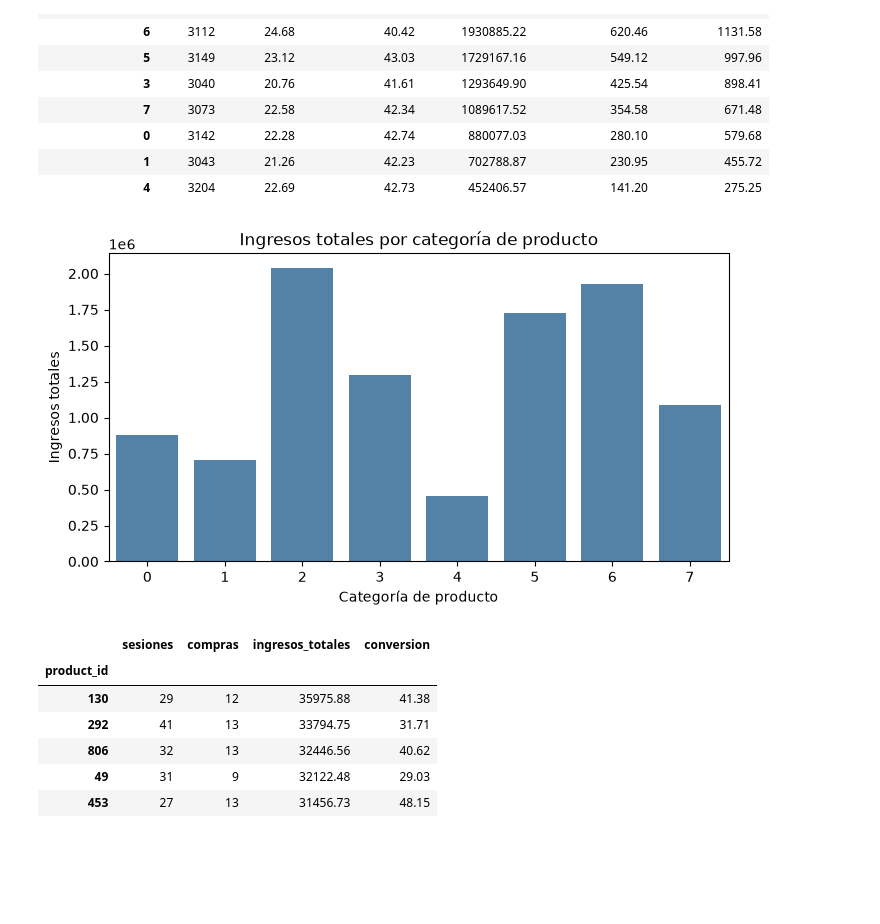
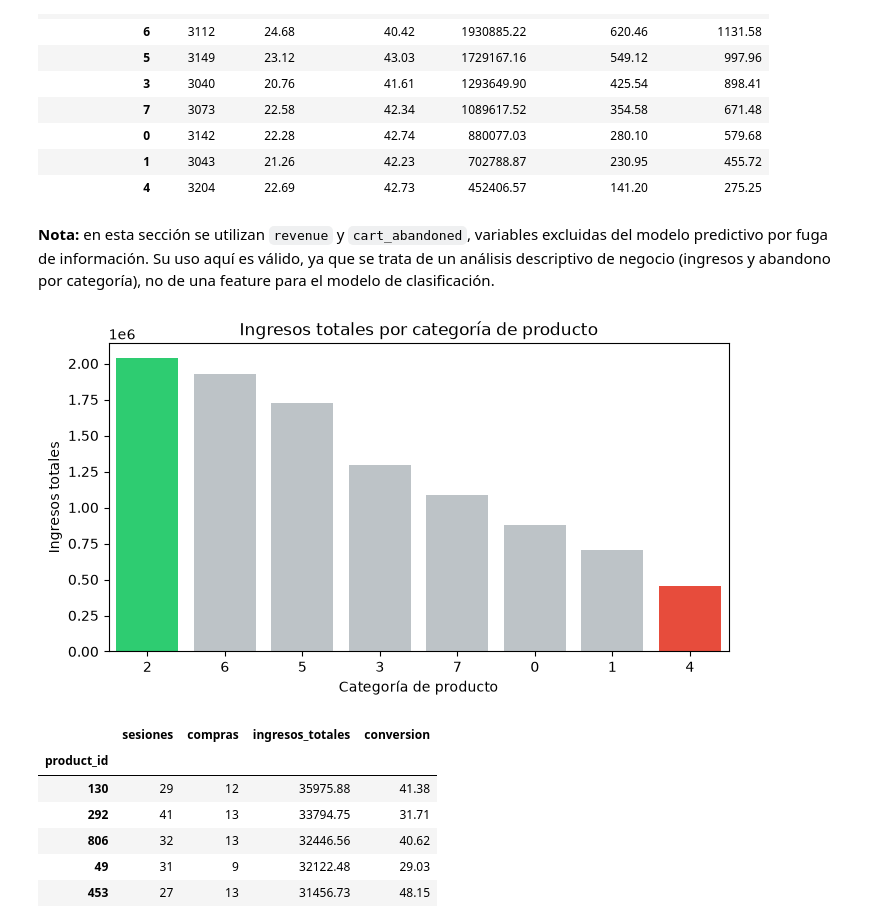
Before and after one commit to TomasDinardi/Proyecto-de-Recomendacion-InsightLab, a Jupyter notebook: MLOps-InsightLab/src/analisis_exploratorio.ipynb, the cells around one changed output. Cells and saved outputs as stored; diff of their text form; code cells hidden in the pictures; blank space fills up the shorter version.

```diff
--- a/MLOps-InsightLab/src/analisis_exploratorio.ipynb
+++ b/MLOps-InsightLab/src/analisis_exploratorio.ipynb
@@ -369,0 +519,2 @@ for columna in categoricas_para_graficar:
+# %%
+data["discount_amount_log"] = np.log1p(data["discount_amount"])
@@ -485,12 +790,14 @@ False    22.430751
 True     22.486034
 Name: purchased, dtype: float64
 # %%
+data["purchased_num"] = data[TARGET].astype(int)
+
 plt.figure(figsize=(8, 4))
 
 sns.barplot(
     data=data,
     x="discount_percent",
-    y=TARGET,
+    y="purchased_num",
     estimator=np.mean,
     errorbar=None,
     color="steelblue"
@@ -506,0 +874,18 @@ Este análisis permite observar si los descuentos se asocian a una mayor probabi
+# %%
+mediana_tiempo = data["time_on_site_sec"].median()
+
+data["promocion_1"] = (
+    (data["user_type"] == 0) &
+    (data["added_to_cart"] == 1) &
+    (data[TARGET].astype(int) == 0) &
+    (data["time_on_site_sec"] > mediana_tiempo)
+)
+
+data["promocion_2"] = (
+    (data["user_type"] == 0) &
+    (data["device_type"] == 1) &
+    (data["time_on_site_sec"] > mediana_tiempo)
+)
+
+resumen_promociones = data[["promocion_1", "promocion_2"]].sum().to_frame(name="cantidad_sesiones")
+resumen_promociones
@@ -600,11 +976,11 @@ plt.show()
 Se revisan categorías y productos desde una perspectiva comercial: conversión, ingresos y abandono.
 # %%
 categoria_resumen = (
-    data.groupby("product_category")
+    data.groupby("product_category", observed=True)
     .agg(
         sesiones=("session_id", "count"),
-        conversion=("purchased", "mean"),
-        abandono_carrito=("cart_abandoned", "mean"),
+        conversion=("purchased", lambda x: x.astype(int).mean()),
+        abandono_carrito=("cart_abandoned", lambda x: x.astype(int).mean()),
         ingresos_totales=("revenue", "sum"),
         ingreso_promedio=("revenue", "mean"),
         precio_promedio=("unit_price", "mean")
@@ -627,22 +1003,35 @@ categoria_resumen.round(2)
 | 0 | 3142 | 22.28 | 42.74 | 880077.03 | 280.10 | 579.68 |
 | 1 | 3043 | 21.26 | 42.23 | 702788.87 | 230.95 | 455.72 |
 | 4 | 3204 | 22.69 | 42.73 | 452406.57 | 141.20 | 275.25 |
+# %% [markdown]
+**Nota:** en esta sección se utilizan `revenue` y `cart_abandoned`, variables excluidas del modelo predictivo por fuga de información. Su uso aquí es válido, ya que se trata de un análisis descriptivo de negocio (ingresos y abandono por categoría), no de una feature para el modelo de clasificación.
 # %%
+datos_grafico = categoria_resumen.reset_index()
+cantidad = len(datos_grafico)
+
+colores = ["#bdc3c7"] * cantidad
+colores[0] = "#2ecc71"      # la más alta (primera, ya viene ordenado desc)
+colores[-1] = "#e74c3c"     # la más baja (última)
+
 plt.figure(figsize=(8, 4))
 
-sns.barplot(
-    data=categoria_resumen.reset_index(),
+ax = sns.barplot(
+    data=datos_grafico,
     x="product_category",
     y="ingresos_totales",
+    order=datos_grafico["product_category"],
     color="steelblue"
 )
+
+for patch, color in zip(ax.patches, colores):
+    patch.set_facecolor(color)
 
 plt.title("Ingresos totales por categoría de producto")
 plt.xlabel("Categoría de producto")
 plt.ylabel("Ingresos totales")
 plt.show()
 # %% [output]
-[figure, old version]
+[figure, new version]
 # %%
 top_productos_ingresos = (
     data.groupby("product_id")
```
Also changed, not shown: parts of 70 cells of this notebook.
